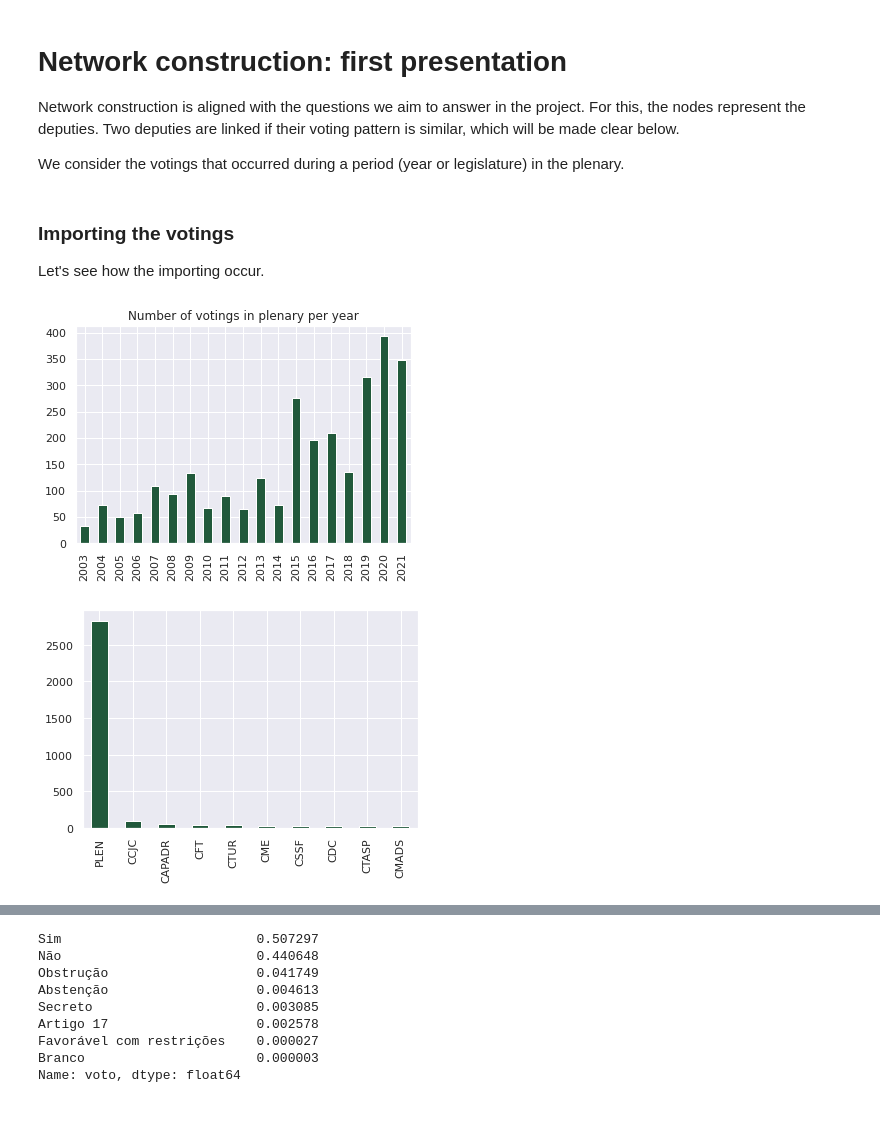
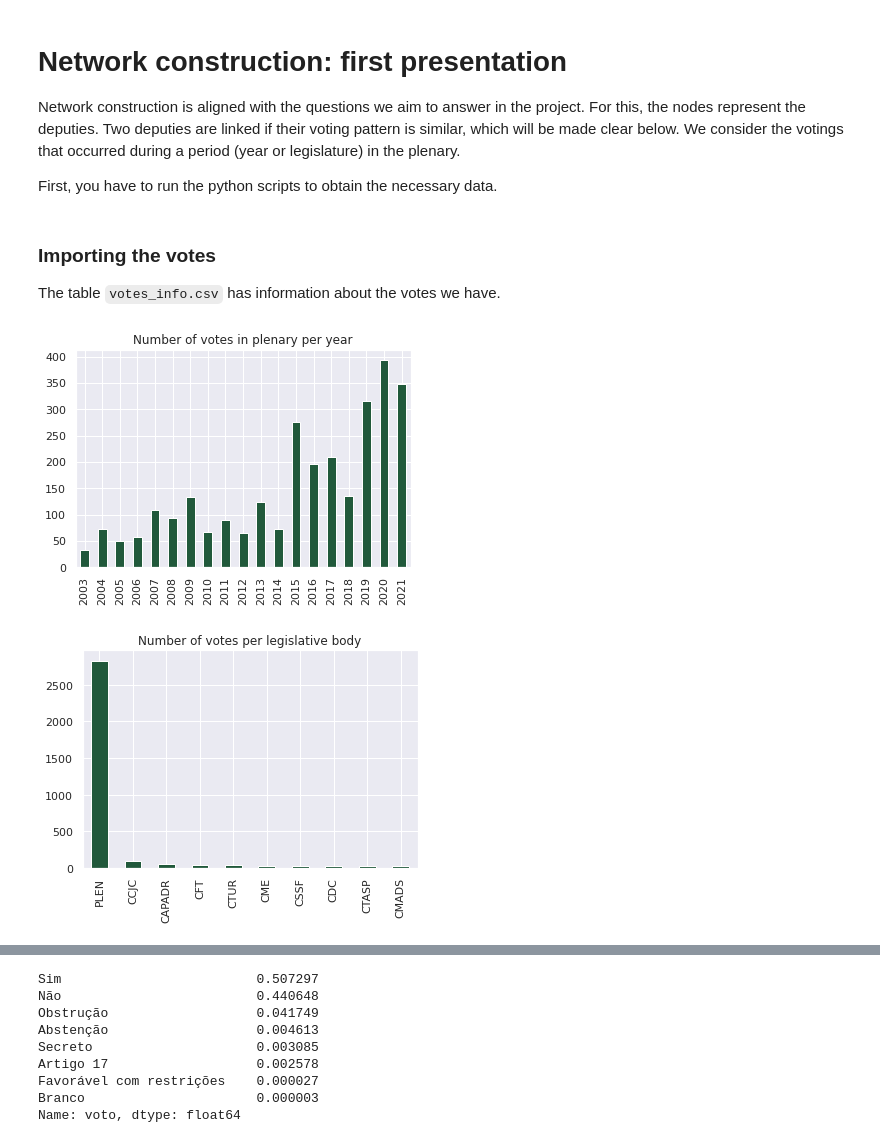
Before and after one commit to lucasmoschen/project-network-science, a Jupyter notebook: notebooks/primary_network_construction.ipynb, the cells around one changed output, grey strips where cells are left out. Drawn from its saved outputs; the diff is of its cells as text; code cells hidden in the pictures; blank space fills up the shorter version.

```diff
--- a/notebooks/primary_network_construction.ipynb
+++ b/notebooks/primary_network_construction.ipynb
@@ -1,9 +1,9 @@
 # %% [markdown]
 # Network construction: first presentation
 
-Network construction is aligned with the questions we aim to answer in the project. For this, the nodes represent the deputies. Two deputies are linked if their voting pattern is similar, which will be made clear below.
+Network construction is aligned with the questions we aim to answer in the project. For this, the nodes represent the deputies. Two deputies are linked if their voting pattern is similar, which will be made clear below. We consider the votings that occurred during a period (year or legislature) in the plenary.
 
-We consider the votings that occurred during a period (year or legislature) in the plenary.
+First, you have to run the python scripts to obtain the necessary data.
 # %%
 import pandas as pd
 import numpy as np
@@ -22,20 +22,21 @@ import requests
 api = "https://dadosabertos.camara.leg.br/api/v2/"
 dados = "http://dadosabertos.camara.leg.br/arquivos/"
 # %% [markdown]
-### Importing the votings
+### Importing the votes
 
-Let's see how the importing occur.
+The table `votes_info.csv` has information about the votes we have.
 # %%
 votings = pd.read_csv('../data/tables/votes_info.csv')
 votings_plen = votings[votings.siglaOrgao=='PLEN']
 # %%
 votings_plen.year.value_counts().sort_index().plot.bar(color='#21593b')
-plt.title('Number of votings in plenary per year')
+plt.title('Number of votes in plenary per year')
 plt.show()
 # %% [output]
-[figure, old version]
+[figure, new version]
 # %%
 votings.siglaOrgao.value_counts().iloc[0:10].plot.bar(color='#21593b')
+plt.title('Number of votes per legislative body')
 plt.show()
 # %% [output]
-[figure, old version]
+[figure, new version]
```
Also changed, not shown: parts of 4 cells of this notebook, 1 other file.
